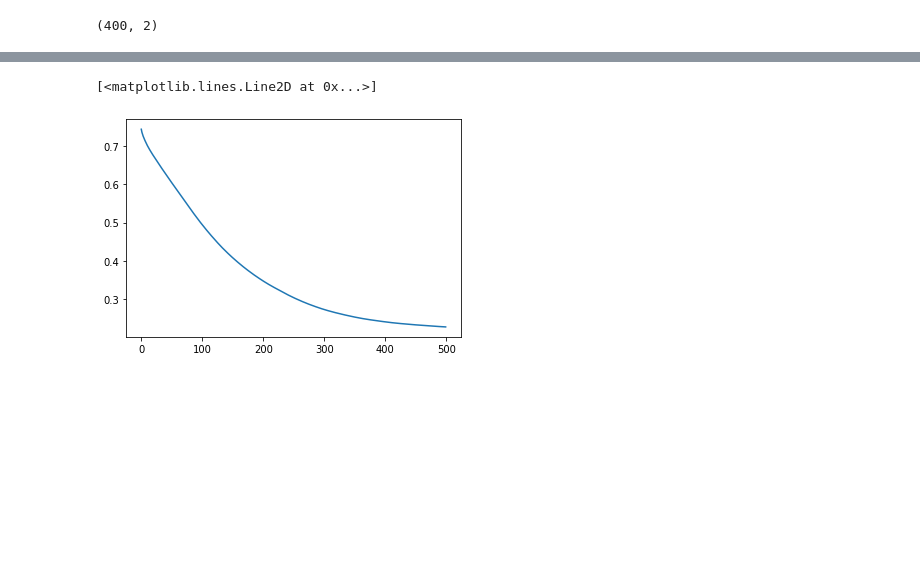
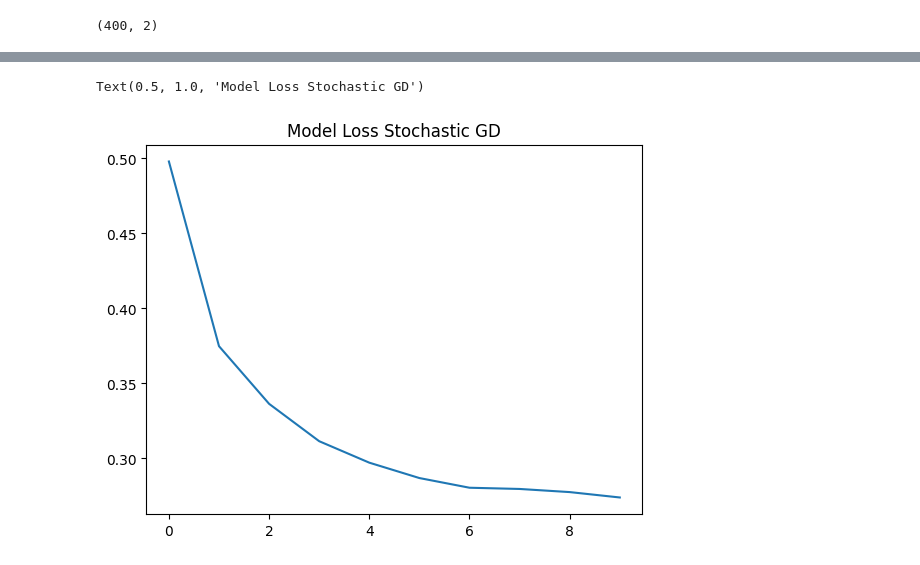
Before and after one commit to prakhara56/Deep-Learning-, a Jupyter notebook: Batch_vs_stochastic_GD.ipynb, the cells around one changed output, grey strips where cells are left out. Saved outputs shown, nothing was run; the diff lists cells and outputs as text; code cells hidden in the pictures; blank space fills up the shorter version.

```diff
--- a/Batch_vs_stochastic_GD.ipynb
+++ b/Batch_vs_stochastic_GD.ipynb
@@ -134,8 +145,8 @@ model.add(Dense(10,activation='relu'))
 model.add(Dense(1,activation='sigmoid'))
 # %%
 model.compile(loss='binary_crossentropy',metrics=['accuracy'])
-#start = time.time()
-history = model.fit(X_scaled,y,epochs=10,batch_size=250,validation_split=0.2)
-#print(time.time() - start)
+start = time.time()
+history_stochastic = model.fit(X_scaled,y,epochs=10,batch_size=1,validation_split=0.2)
+print("Stochastic GD\nEpochs used: ",len(history_stochastic.epoch),"\nTime Taken: ",time.time() - start)
 # %% [output]
 Epoch 1/10
@@ -161,5 +169,6 @@ Epoch 10/10
 # %%
-plt.plot(history.history['loss'])
+plt.plot(history_stochastic.history['loss'])
+plt.title('Model Loss Stochastic GD')
 # %% [output]
-[<matplotlib.lines.Line2D at 0x...>]
+Text(0.5, 1.0, 'Model Loss Stochastic GD')
-[figure, old version]
+[figure, new version]
```
Also changed, not shown: parts of 8 cells of this notebook.
